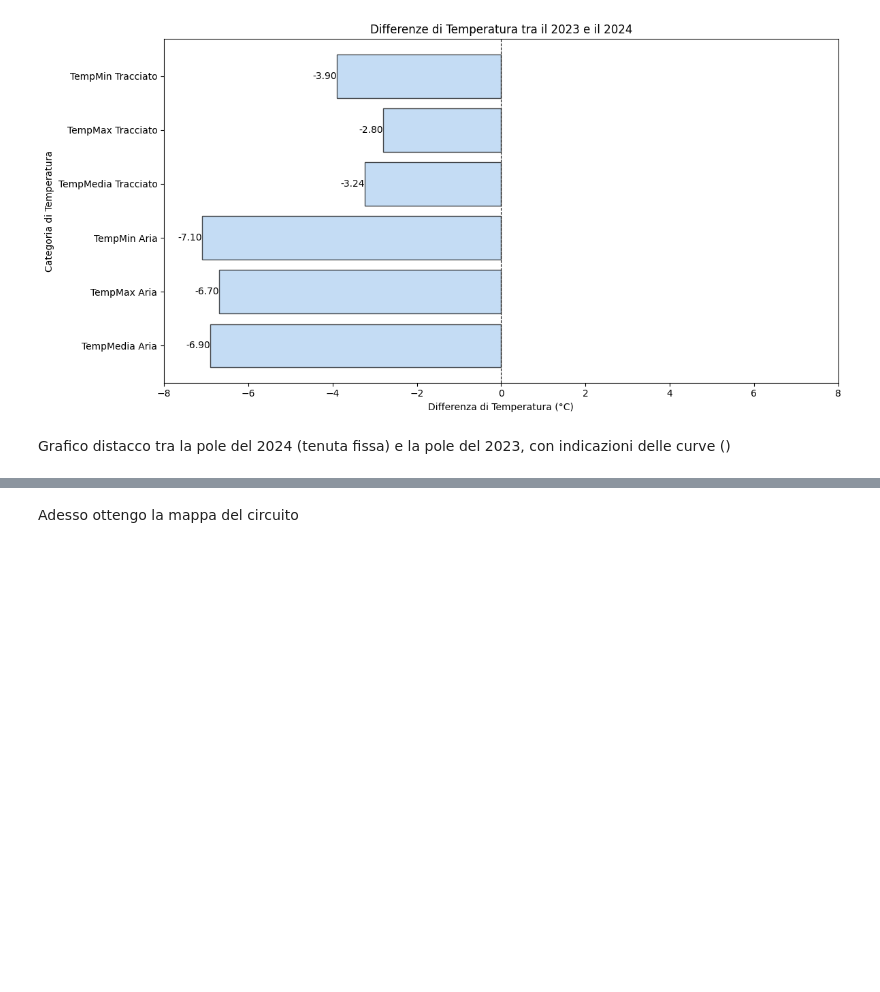
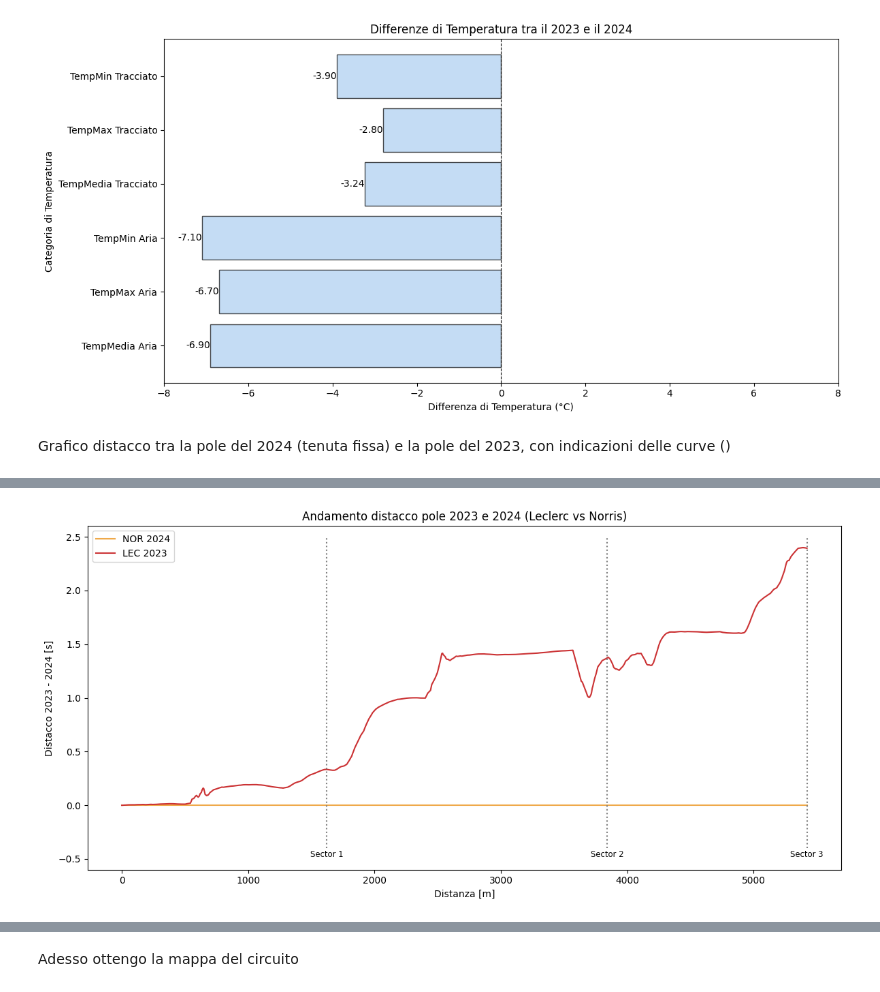
Before and after one commit to SirFuryy/progetto-Visualizzazione-Scentifica, a Jupyter notebook: velocita_media_squadre.ipynb, the cells around one changed output, grey strips where cells are left out. Cells and saved outputs as stored; diff of their text form; code cells hidden in the pictures; blank space fills up the shorter version.

```diff
--- a/velocita_media_squadre.ipynb
+++ b/velocita_media_squadre.ipynb
@@ -869,0 +870,45 @@ core        WARNING     Failed to preserve data type for column 'Z' while mergin
+# %%
+i1 = [0, nor_pole_2024['Sector1Time']]
+i2 = [i1[1], i1[1] + nor_pole_2024['Sector2Time']]
+i3 = [i2[1], nor_pole_2024['Sector2Time'] + nor_pole_2024['Sector3Time']]
+
+ref_tel_nor_sect1 = ref_tel_nor.loc[ref_tel_nor['Time'] <= i1[1]]
+ref_tel_nor_sect2 = ref_tel_nor.loc[(ref_tel_nor['Time'] > i2[0]) & (ref_tel_nor['Time'] <= i2[1])]
+ref_tel_nor_sect3 = ref_tel_nor.loc[(ref_tel_nor['Time'] > i3[0])]
+
+delta_time_nor_sector1 = delta_time_nor.iloc[:len(ref_tel_nor_sect1)]
+delta_time_nor_sector2 = delta_time_nor.iloc[len(ref_tel_nor_sect1):len(ref_tel_nor_sect1)+len(ref_tel_nor_sect2)]
+delta_time_nor_sector3 = delta_time_nor.iloc[len(ref_tel_nor_sect1)+len(ref_tel_nor_sect2):]
+
+delta_time_lec_sector1 = delta_time_lec.iloc[:len(ref_tel_nor_sect1)]
+delta_time_lec_sector2 = delta_time_lec.iloc[len(ref_tel_nor_sect1):len(ref_tel_nor_sect1) + len(ref_tel_nor_sect2)]
+delta_time_lec_sector3 = delta_time_lec.iloc[len(ref_tel_nor_sect1) + len(ref_tel_nor_sect2):]
+
+distanza_sec1 = ref_tel_nor_sect1['Distance'].iloc[-1]
+distanza_sec2 = ref_tel_nor_sect2['Distance'].iloc[-1]
+distanza_sec3 = ref_tel_nor_sect3['Distance'].iloc[-1]
+sect = [distanza_sec1, distanza_sec2, distanza_sec3]
+names = ['Sector 1', 'Sector 2', 'Sector 3']
+
+# grafico completo con i settori
+plt.figure(figsize=(12, 6))
+plt.plot(ref_tel_nor['Distance'], delta_time_nor, color=colors_palette[driver_team['NOR']], label='NOR 2024')
+plt.plot(ref_tel_nor['Distance'], delta_time_lec, color=colors_palette[driver_team['LEC']], label='LEC 2023')
+
+i = 0
+for sct in sect:
+    plt.vlines(x=sct, ymin=-0.4, ymax=2.5, linestyles='dotted', colors='grey')
+    plt.text(sct, -.45, names[i],
+                va='center_baseline', ha='center', size='small')
+    i+=1
+
+plt.ylabel(f"Distacco 2023 - 2024 [s]")
+plt.xlabel('Distanza [m]')
+plt.ylim([-0.6,2.6])
+
+plt.title('Andamento distacco pole 2023 e 2024 (Leclerc vs Norris)')
+plt.tight_layout()
+plt.legend()
+plt.show()
+# %% [output]
+[figure, added]
```
Also changed, not shown: parts of 6 cells of this notebook, 1 other file.
